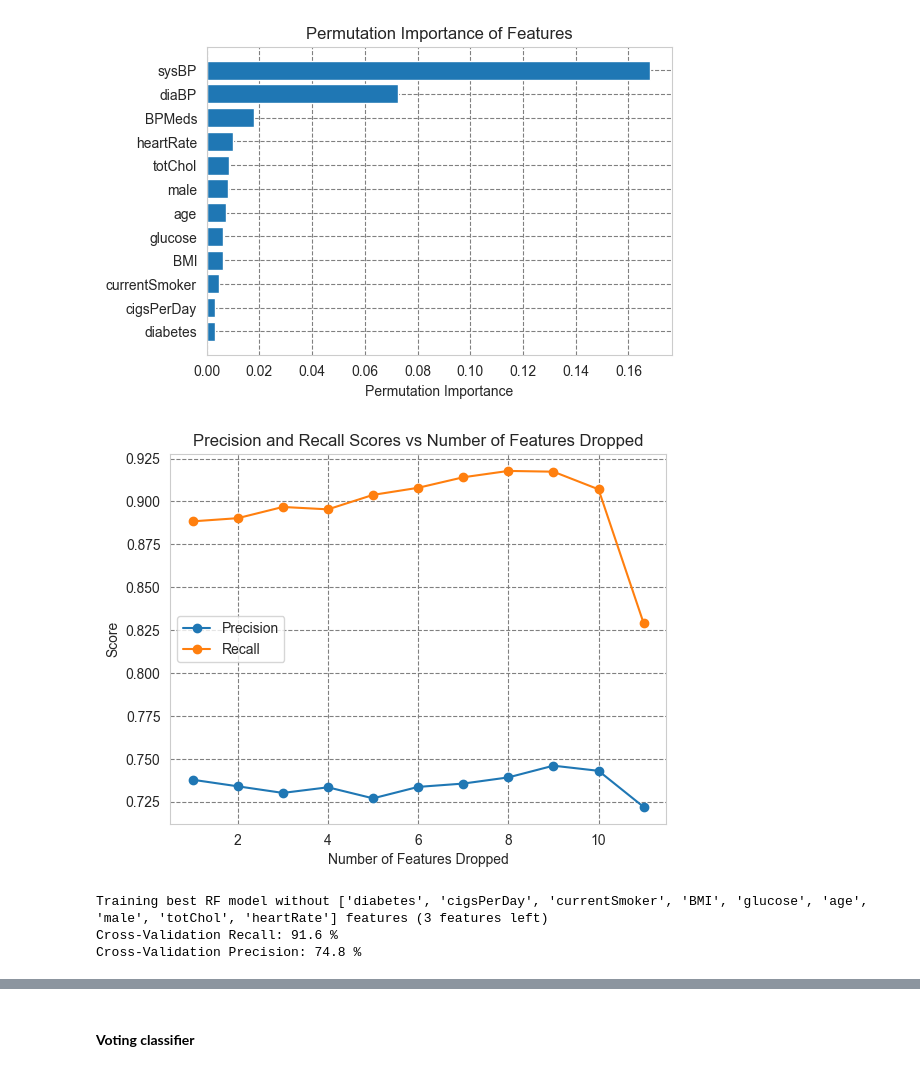
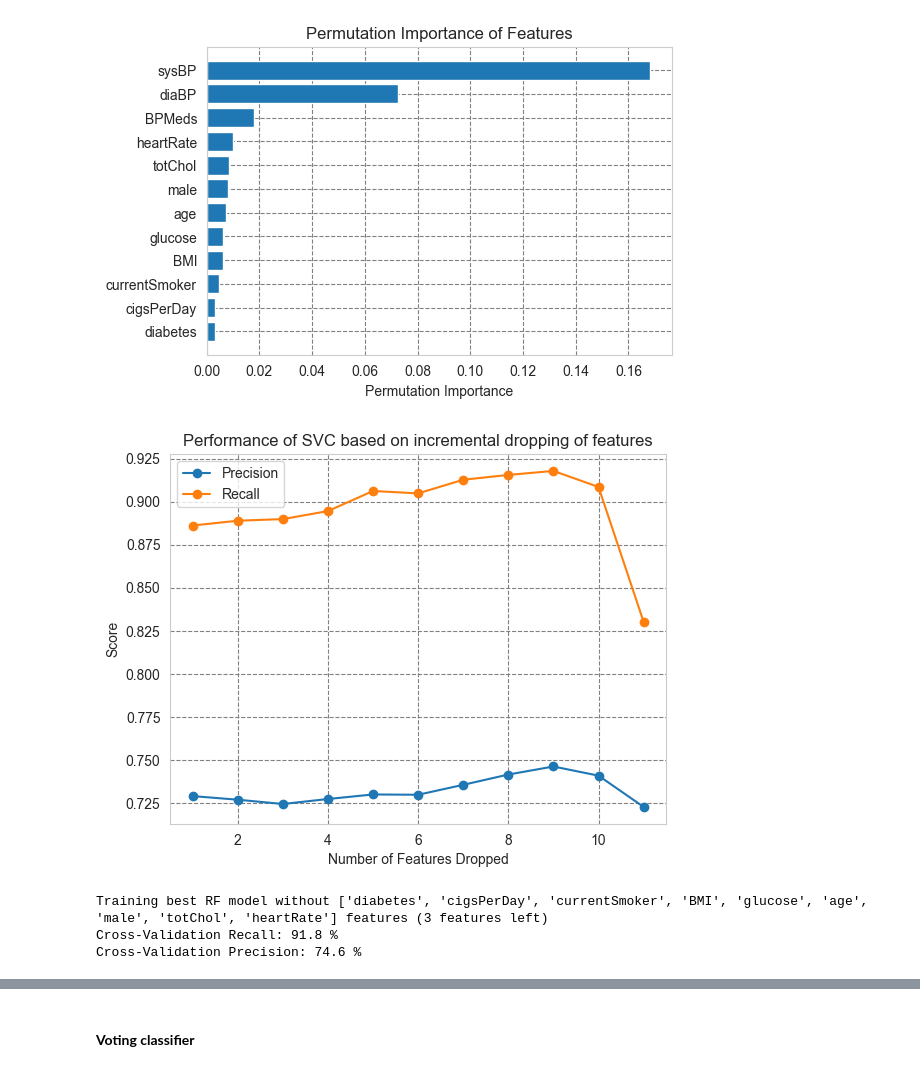
Before and after one commit to Iman974/ML_classification_hypertension_SL, a Jupyter notebook: Hypertension_risk.ipynb, the cells around one changed output, grey strips where cells are left out. Drawn from its saved outputs; the diff is of its cells as text; code cells hidden in the pictures.

```diff
--- a/Hypertension_risk.ipynb
+++ b/Hypertension_risk.ipynb
@@ -739,0 +788,8 @@ Cross-Validation Precision: 79.1 %
+# %%
+
+
+rfecv = RFECV(estimator=rf_best_clf, step=1, cv=5, scoring='recall', n_jobs=-1)
+rfecv.fit(X_train_scaled, y_train)
+
+print("Optimal number of features:", rfecv.n_features_)
+print("Selected features:", X_train.columns[rfecv.support_])
@@ -753,3 +816,7 @@ Cross-Validation Precision: 79.1 %
 - tol: 1e-3
 - shrinking: True
 - break_ties: False
+# %%
+from sklearn.svm import SVC
+
+fit_unscaled_and_cross_validate(X_train_scaled, y_train, SVC(random_state=42));
@@ -761,7 +835,7 @@ from sklearn.svm import SVC
 param_dist = {
     'C': [0.1, 1, 10, 100],
     'gamma': [0.1, 'scale', 'auto', 1, 0.01],
-    'kernel': ['linear'],
+    'kernel': ['linear', 'poly', 'rbf', 'sigmoid'],
     'degree': [2, 3, 4, 5],
     'probability': [False, True],
     'class_weight': ['balanced'],
@@ -772,18 +846,14 @@ param_dist = {
     # 'break_ties': [True, False],
 }
 
-# Initialize a Random Forest classifier
 svc = SVC(random_state=42, cache_size=1800)
 
-# Initialize a RandomizedSearchCV object
 random_search = RandomizedSearchCV(estimator=svc, param_distributions=param_dist, n_iter=100, cv=3, n_jobs=-1, verbose=2, scoring='recall')
 
 X_train2_scaled = scale_data(X_train2)
 
-# Fit the RandomizedSearchCV object to your data
 random_search.fit(X_train2_scaled, y_train)
 
-# Print the best parameters
 print(random_search.best_params_)
 # %% [output]
 Fitting 3 folds for each of 100 candidates, totalling 300 fits
@@ -792,8 +883,7 @@ Fitting 3 folds for each of 100 candidates, totalling 300 fits
 from sklearn.svm import SVC
 
 svc_optimal_params = {'class_weight': 'balanced', 'C': 1}
-# svc_optimal_params_linear = {'class_weight': 'balanced', 'C': 1, 'kernel': 'linear'}
 svc_best_clf = SVC(**svc_optimal_params, random_state=42)
 
-fit_scaled_and_cross_validate(X_train, y_train, svc_best_clf)
+fit_unscaled_and_cross_validate(X_train, y_train, svc_best_clf);
 # %% [output]
@@ -830,43 +908,20 @@ plt.title('Permutation Importance of Features')
 plt.show()
 # %% [output]
 [figure]
-# %%
-import matplotlib.pyplot as plt
-
-# Define the number of features to drop
-num_features_to_drop = range(1, len(feature_importance_svc))
-
-# Initialize empty lists to store precision and recall scores
-precision_scores = []
-recall_scores = []
-
-# Train SVC models with successive feature dropping
-for num_drop_features in num_features_to_drop:
-    dropped_features = feature_importance_svc[:num_drop_features]
-    X_train_svc = X_train.drop(dropped_features, axis=1)
-
-    recall, precision = fit_scaled_and_cross_validate(X_train_svc, y_train, svc_best_clf, print_results=False)
-
-    # Append scores to the lists
-    precision_scores.append(precision)
-    recall_scores.append(recall)
-
-# Plot the precision and recall scores
-plt.plot(num_features_to_drop, precision_scores, label='Precision', marker='o')
-plt.plot(num_features_to_drop, recall_scores, label='Recall', marker='o')
-plt.xlabel('Number of Features Dropped')
-plt.ylabel('Score')
-plt.title('Precision and Recall Scores vs Number of Features Dropped')
-plt.legend()
-plt.show()
-# %% [output]
-[figure, removed]
+# %%
+import matplotlib.pyplot as plt
+
+## TODO: RERUN THIS CELL because scaling was missing
+
+plot_performance_vs_features_dropped(feature_importance_svc, X_train_scaled, y_train, svc_best_clf)
+# %% [output]
+[figure, added]
 # %%
 dropped_features = feature_importance_svc[:9]
 X_train_svc = X_train.drop(dropped_features, axis=1)
 print(bold(f"Training best RF model without {dropped_features} features ({X_train_svc.shape[1]} features left)"))
-fit_scaled_and_cross_validate(X_train_svc, y_train, svc_best_clf);
+fit_unscaled_and_cross_validate(X_train_svc, y_train, svc_best_clf);
 # %% [output]
 Training best RF model without ['diabetes', 'cigsPerDay', 'currentSmoker', 'BMI', 'glucose', 'age', 'male', 'totChol', 'heartRate'] features (3 features left)
-Cross-Validation Recall: 91.6 %
-Cross-Validation Precision: 74.8 %
+Cross-Validation Recall: 91.8 %
+Cross-Validation Precision: 74.6 %
```
Also changed, not shown: parts of 76 cells of this notebook.
